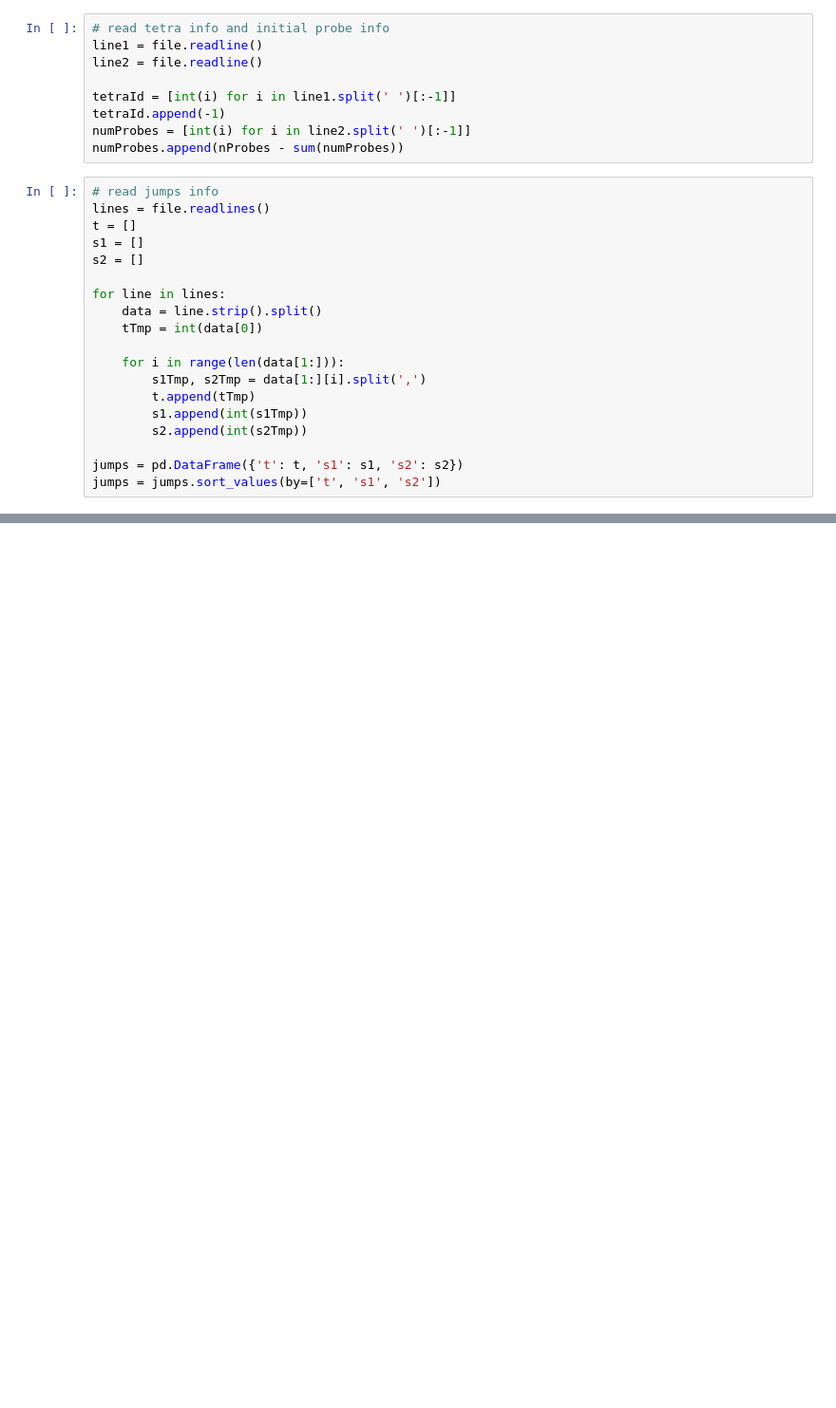
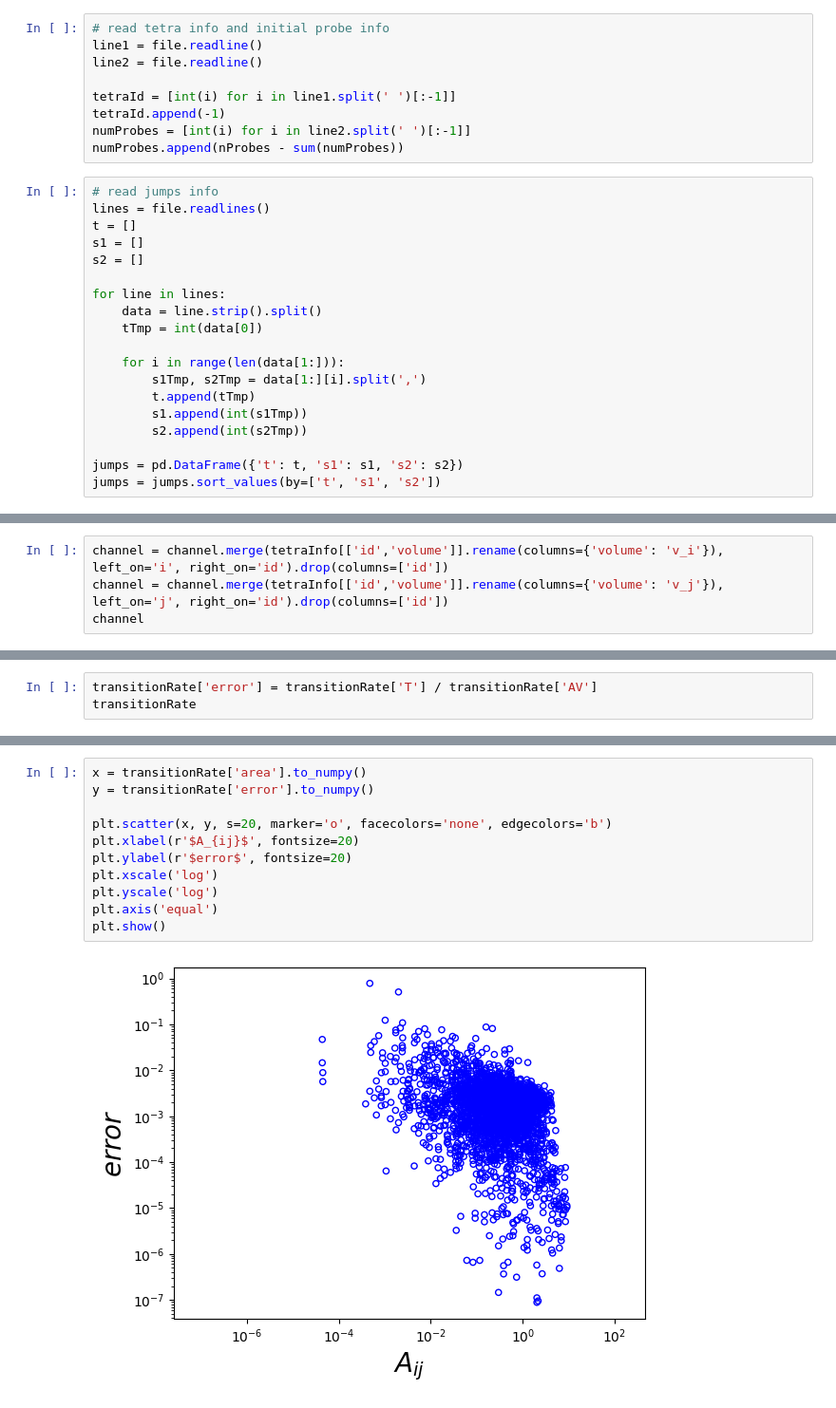
Before and after one commit to yitongphysics/LorentzModel, a Jupyter notebook: readTransition.ipynb, the cells around one changed output, grey strips where cells are left out. Shown at 95% size. Cells and saved outputs as stored; diff of their text form; blank space fills up the shorter version.

```diff
--- a/readTransition.ipynb
+++ b/readTransition.ipynb
@@ -114,0 +138,4 @@ plt.hist(tij, bins=50);
+# %%
+channel = channel.merge(tetraInfo[['id','volume']].rename(columns={'volume': 'v_i'}), left_on='i', right_on='id').drop(columns=['id'])
+channel = channel.merge(tetraInfo[['id','volume']].rename(columns={'volume': 'v_j'}), left_on='j', right_on='id').drop(columns=['id'])
+channel
@@ -114,0 +230,3 @@ plt.hist(tij, bins=50);
+# %%
+transitionRate['error'] = transitionRate['T'] / transitionRate['AV']
+transitionRate
@@ -114,0 +247,13 @@ plt.hist(tij, bins=50);
+# %%
+x = transitionRate['area'].to_numpy()
+y = transitionRate['error'].to_numpy()
+
+plt.scatter(x, y, s=20, marker='o', facecolors='none', edgecolors='b')
+plt.xlabel(r'$A_{ij}$', fontsize=20)
+plt.ylabel(r'$error$', fontsize=20)
+plt.xscale('log')
+plt.yscale('log')
+plt.axis('equal')
+plt.show()
+# %% [output]
+[figure, added]
```
Also changed, not shown: parts of 17 cells of this notebook, 10 other files.
